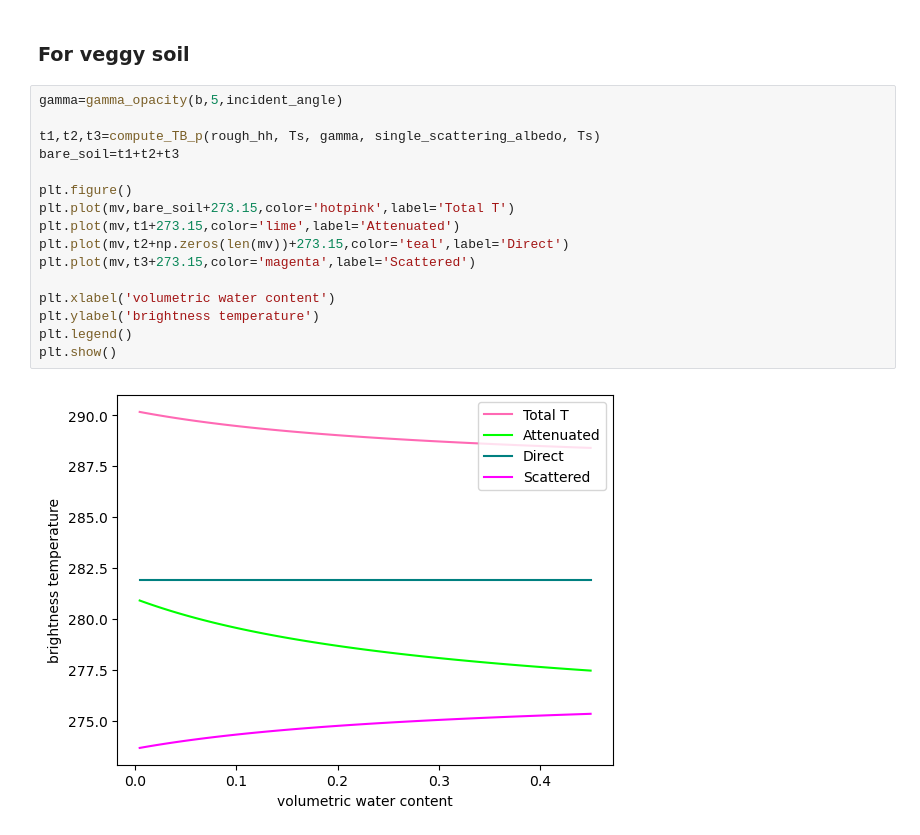
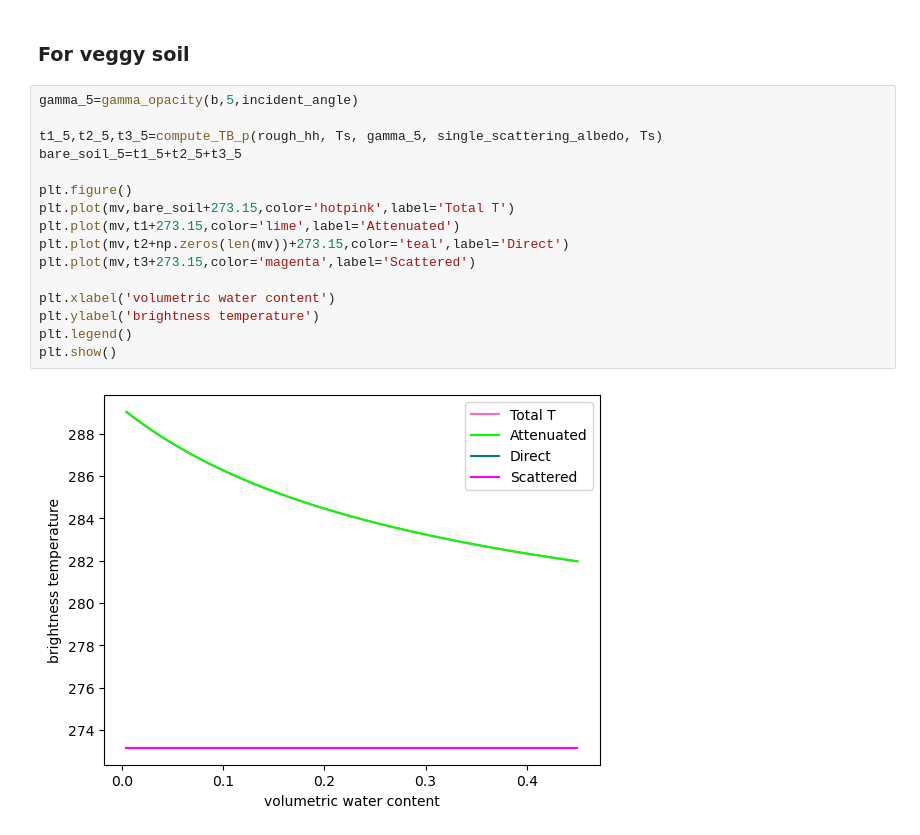
Before and after one commit to debnovalina/PPESO-Practical, a Jupyter notebook: microwave.ipynb, the cells around one changed output. Saved outputs shown, nothing was run; the diff lists cells and outputs as text.

```diff
--- a/microwave.ipynb
+++ b/microwave.ipynb
@@ -264,20 +264,20 @@ plt.show()
 # %% [markdown]
 ### For veggy soil
 # %%
-gamma=gamma_opacity(b,5,incident_angle)
+gamma_5=gamma_opacity(b,5,incident_angle)
 
-t1,t2,t3=compute_TB_p(rough_hh, Ts, gamma, single_scattering_albedo, Ts)
-bare_soil=t1+t2+t3
+t1_5,t2_5,t3_5=compute_TB_p(rough_hh, Ts, gamma_5, single_scattering_albedo, Ts)
+bare_soil_5=t1_5+t2_5+t3_5
 
 plt.figure()
 plt.plot(mv,bare_soil+273.15,color='hotpink',label='Total T')
 plt.plot(mv,t1+273.15,color='lime',label='Attenuated')
 plt.plot(mv,t2+np.zeros(len(mv))+273.15,color='teal',label='Direct')
 plt.plot(mv,t3+273.15,color='magenta',label='Scattered')
 
 plt.xlabel('volumetric water content')
 plt.ylabel('brightness temperature')
 plt.legend()
 plt.show()
 # %% [output]
-[figure, old version]
+[figure, new version]
```
Also changed, not shown: parts of 2 cells of this notebook.
